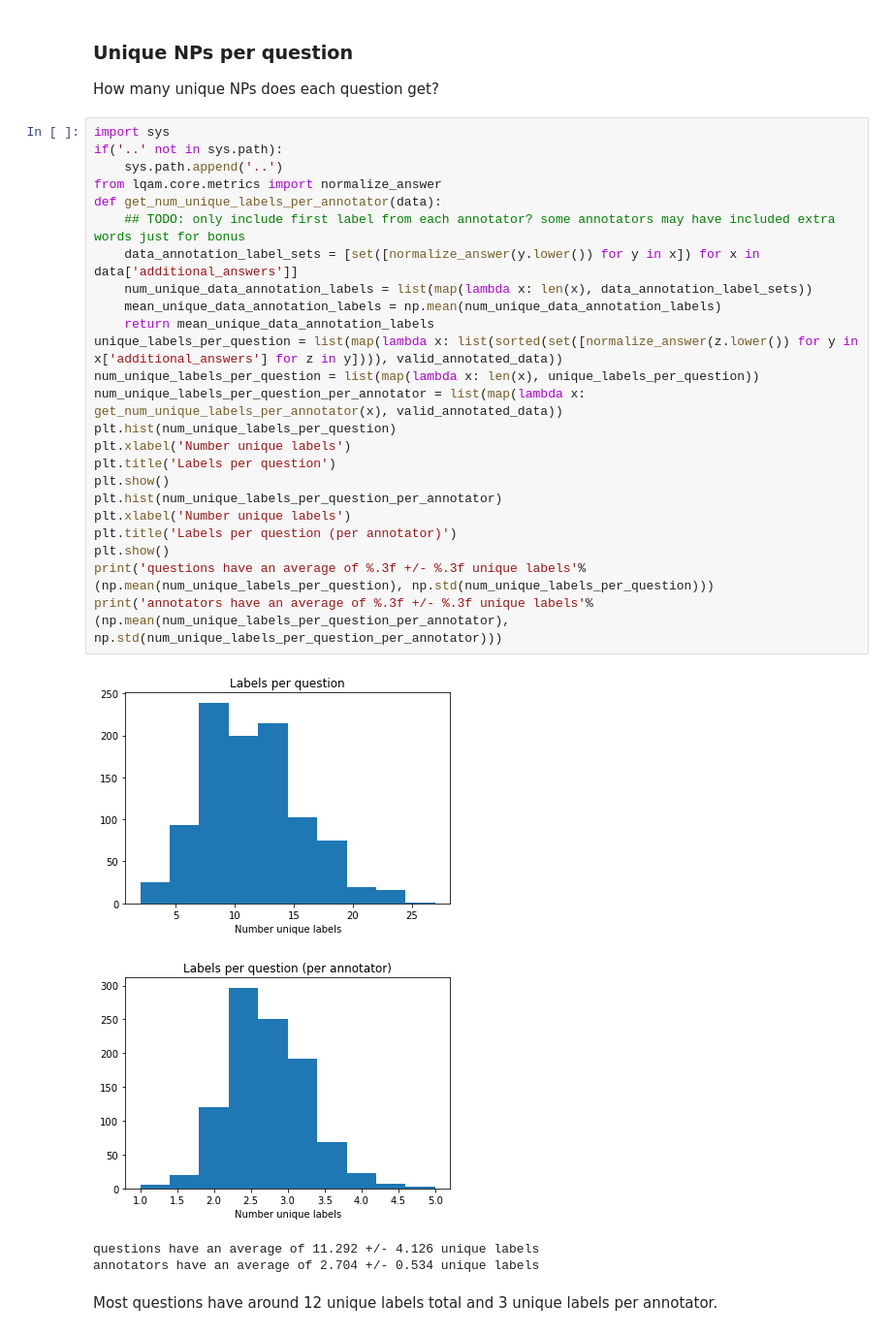
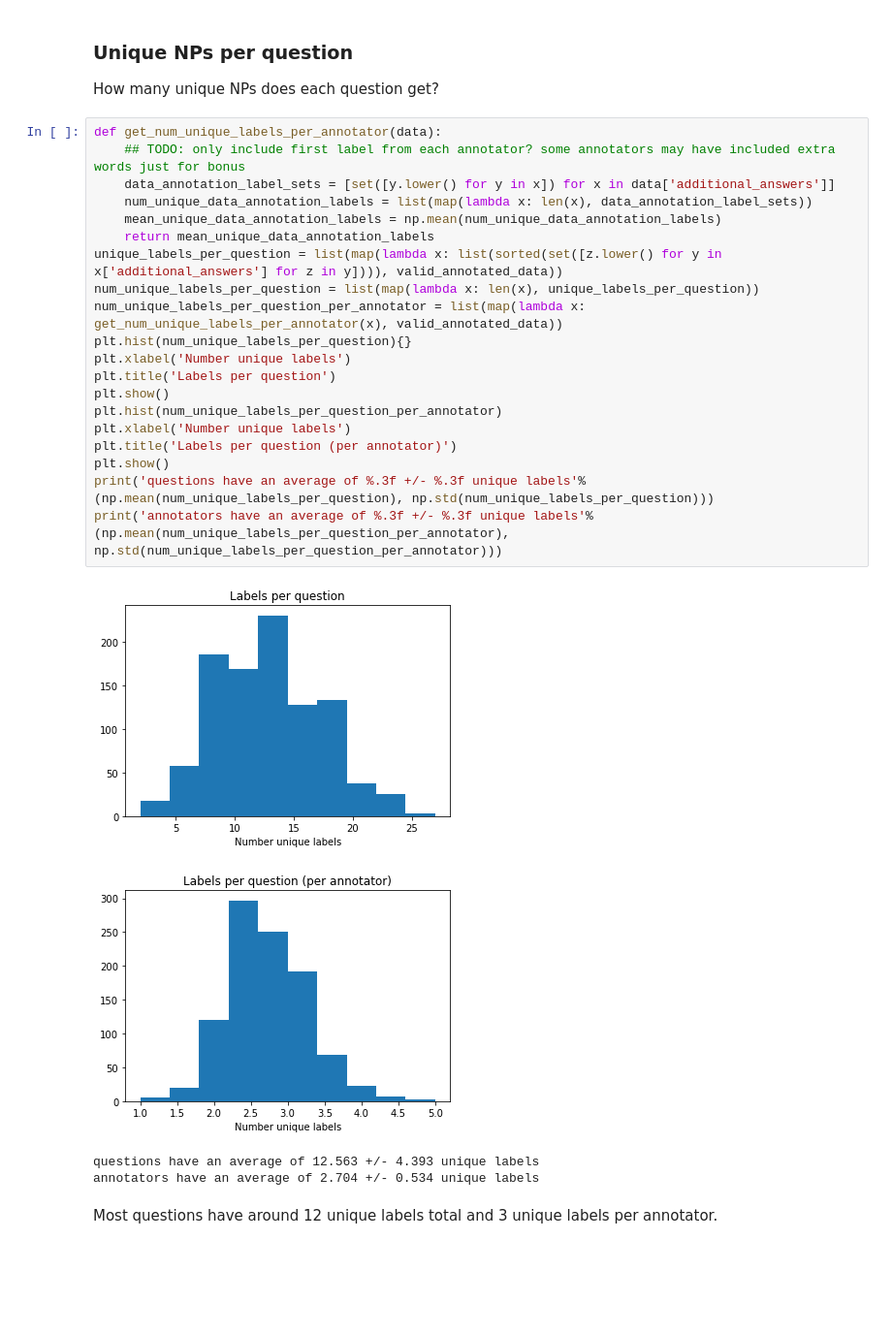
Before and after one commit to MichiganNLP/video-fill-in-the-blank, a Jupyter notebook: notebooks/compute_annotator_statistics.ipynb, the cells around one changed output. Shown: that part at 97% size. Saved outputs shown, nothing was run; the diff lists cells and outputs as text; blank space fills up the shorter version.

```diff
--- a/notebooks/compute_annotator_statistics.ipynb
+++ b/notebooks/compute_annotator_statistics.ipynb
@@ -239,33 +236,29 @@ The longest NPs for the annotation labels tend to have coordination (`2 teams on
 ### Unique NPs per question
 How many unique NPs does each question get?
 # %%
-import sys
-if('..' not in sys.path):
-    sys.path.append('..')
-from lqam.core.metrics import normalize_answer
 def get_num_unique_labels_per_annotator(data):
     ## TODO: only include first label from each annotator? some annotators may have included extra words just for bonus
-    data_annotation_label_sets = [set([normalize_answer(y.lower()) for y in x]) for x in data['additional_answers']]
+    data_annotation_label_sets = [set([y.lower() for y in x]) for x in data['additional_answers']]
     num_unique_data_annotation_labels = list(map(lambda x: len(x), data_annotation_label_sets))
     mean_unique_data_annotation_labels = np.mean(num_unique_data_annotation_labels)
     return mean_unique_data_annotation_labels
-unique_labels_per_question = list(map(lambda x: list(sorted(set([normalize_answer(z.lower()) for y in x['additional_answers'] for z in y]))), valid_annotated_data))
+unique_labels_per_question = list(map(lambda x: list(sorted(set([z.lower() for y in x['additional_answers'] for z in y]))), valid_annotated_data))
 num_unique_labels_per_question = list(map(lambda x: len(x), unique_labels_per_question))
 num_unique_labels_per_question_per_annotator = list(map(lambda x: get_num_unique_labels_per_annotator(x), valid_annotated_data))
-plt.hist(num_unique_labels_per_question)
+plt.hist(num_unique_labels_per_question){}
 plt.xlabel('Number unique labels')
 plt.title('Labels per question')
 plt.show()
 plt.hist(num_unique_labels_per_question_per_annotator)
 plt.xlabel('Number unique labels')
 plt.title('Labels per question (per annotator)')
 plt.show()
 print('questions have an average of %.3f +/- %.3f unique labels'%(np.mean(num_unique_labels_per_question), np.std(num_unique_labels_per_question)))
 print('annotators have an average of %.3f +/- %.3f unique labels'%(np.mean(num_unique_labels_per_question_per_annotator), np.std(num_unique_labels_per_question_per_annotator)))
 # %% [output]
-[figure, old version]
+[figure, new version]
 [figure]
-questions have an average of 11.292 +/- 4.126 unique labels
+questions have an average of 12.563 +/- 4.393 unique labels
 annotators have an average of 2.704 +/- 0.534 unique labels
 # %% [markdown]
 Most questions have around 12 unique labels total and 3 unique labels per annotator.
```
Also changed, not shown: parts of 12 cells of this notebook.
